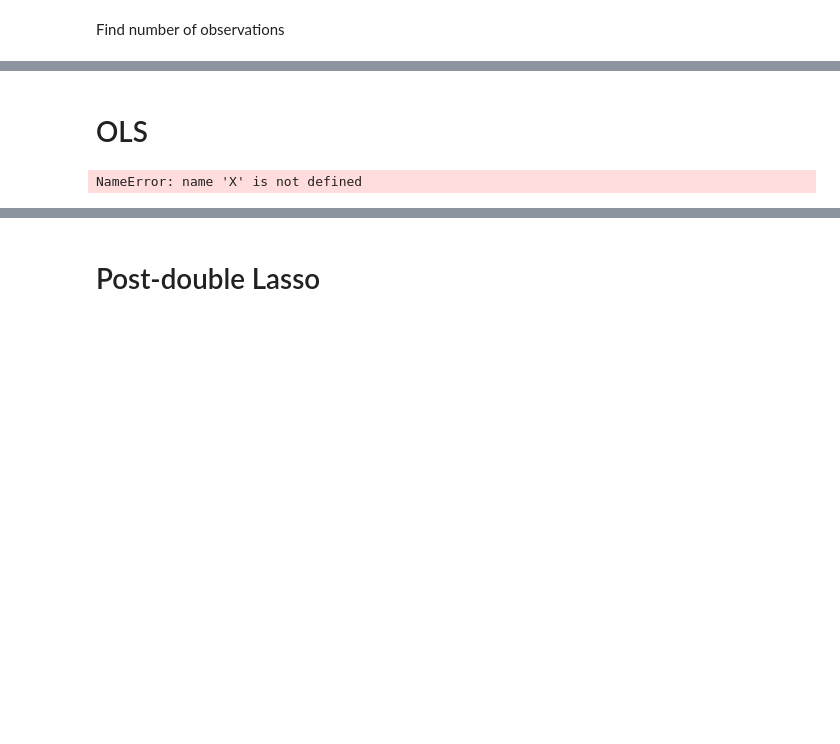
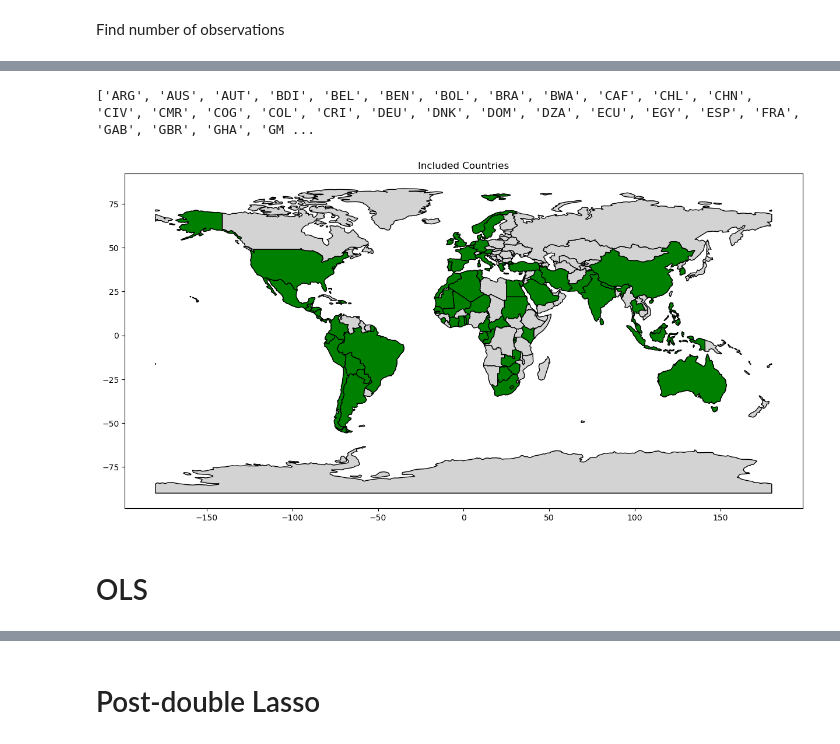
Before and after one commit to vkt823/AME---group, a Jupyter notebook: Assignment 2/getting_started.ipynb, the cells around one changed output, grey strips where cells are left out. Drawn from its saved outputs; the diff is of its cells as text; code cells hidden in the pictures; blank space fills up the shorter version.

```diff
--- a/Assignment 2/getting_started.ipynb
+++ b/Assignment 2/getting_started.ipynb
@@ -191,9 +197,11 @@ dat_miss_iter2 = dat_drop_iter_2.dropna()
 dat_miss_iter2.shape
 # %% [output]
 (73, 64)
+# %%
+Pre_selected_vars = ['ls_bl'] +['lh_bl'] +['dem'] + ['demCGV'] + ['demBMR'] + ['demreg'] + ['tropicar'] + ['distcr'] + ['distc'] + ['distr'] + ['landlock'] + ['yellow'] + ['oilres'] + ['goldm'] + ['iron'] + ['silv'] + ['zinc'] + ['currentinst'] + ['malfal'] + ['uvdamage'] + ['suitavg'] + ['pdiv'] + ['pdiv_aa'] + ['pd1000'] + ['pd1500'] + ['pd1500.1'] + ['pop1000'] + ['pop1500'] + ['legor_uk'] + ['legor_fr'] + ['temp'] + ['elevavg'] + ['elevstd'] + ['kgatr'] + ['precip'] + ['suitgini'] + ['area'] + ['abslat'] + ['cenlong'] + ['area_ar'] + ['rough'] + ['ln_yst'] + ['ln_yst_aa'] + ['africa'] + ['europe'] + ['asia'] + ['oceania'] + ['americas'] + ['pprotest'] + ['pcatholic'] + ['pmuslim'] + ['pother'] + ['population_initial'] + ['population_now'] + ['gdp_pc_initial'] + ['gdp_pc_now'] + ['gdp_initial'] + ['gdp_now'] + ['investment_rate'] + ['gdp_growth'] + ['pop_growth'] + ['lgdp_initial'] + ['lpop_initial']
 # %%
 
-vs = test2 #skal rettes til
+vs = Pre_selected_vars
 zs = ['pop_growth', 'investment_rate'] + vs
 xs = ['lgdp_initial'] + zs #our target is index
 
@@ -215,16 +223,18 @@ Number of observations: 96
+# %%
+countries_with_no_missing_values = dat[I]['code'].tolist()
+print(countries_with_no_missing_values)
+
+# Load the world map dataset
+world = gpd.read_file(gpd.datasets.get_path('naturalearth_lowres'))
+
+# Filter the world dataset to only include countries in your list using the iso_a3 column
+highlighted_countries = world[world['iso_a3'].isin(countries_with_no_missing_values)]
+ax = world.plot(color='lightgrey', edgecolor='black', figsize=(15, 10))
+highlighted_countries.plot(ax=ax, color='green', edgecolor='black')
+plt.title("Included Countries")
+plt.show()
+# %% [output]
+['ARG', 'AUS', 'AUT', 'BDI', 'BEL', 'BEN', 'BOL', 'BRA', 'BWA', 'CAF', 'CHL', 'CHN', 'CIV', 'CMR', 'COG', 'COL', 'CRI', 'DEU', 'DNK', 'DOM', 'DZA', 'ECU', 'EGY', 'ESP', 'FRA', 'GAB', 'GBR', 'GHA', 'GM ...
+[figure, added]
 # %% [markdown]
 # OLS
-# %%
-# add const. (unless this breaks the rank condition)
-oo = np.ones((I.sum(),1))
-X_ols = np.hstack([X, oo])
-xs_ols = xs + ['constant'] # we put it in as the last element
-
-# check the rank condition
-K = X_ols.shape[1]
-assert np.linalg.matrix_rank(X_ols) == X_ols.shape[1], f'X does not have full rank'
-
-# compute the OLS estimator
-betas = np.linalg.inv(X_ols.T @ X_ols) @ X_ols.T @ y
-# %% [output]
-NameError: name 'X' is not defined
```
Also changed, not shown: parts of 28 cells of this notebook.
